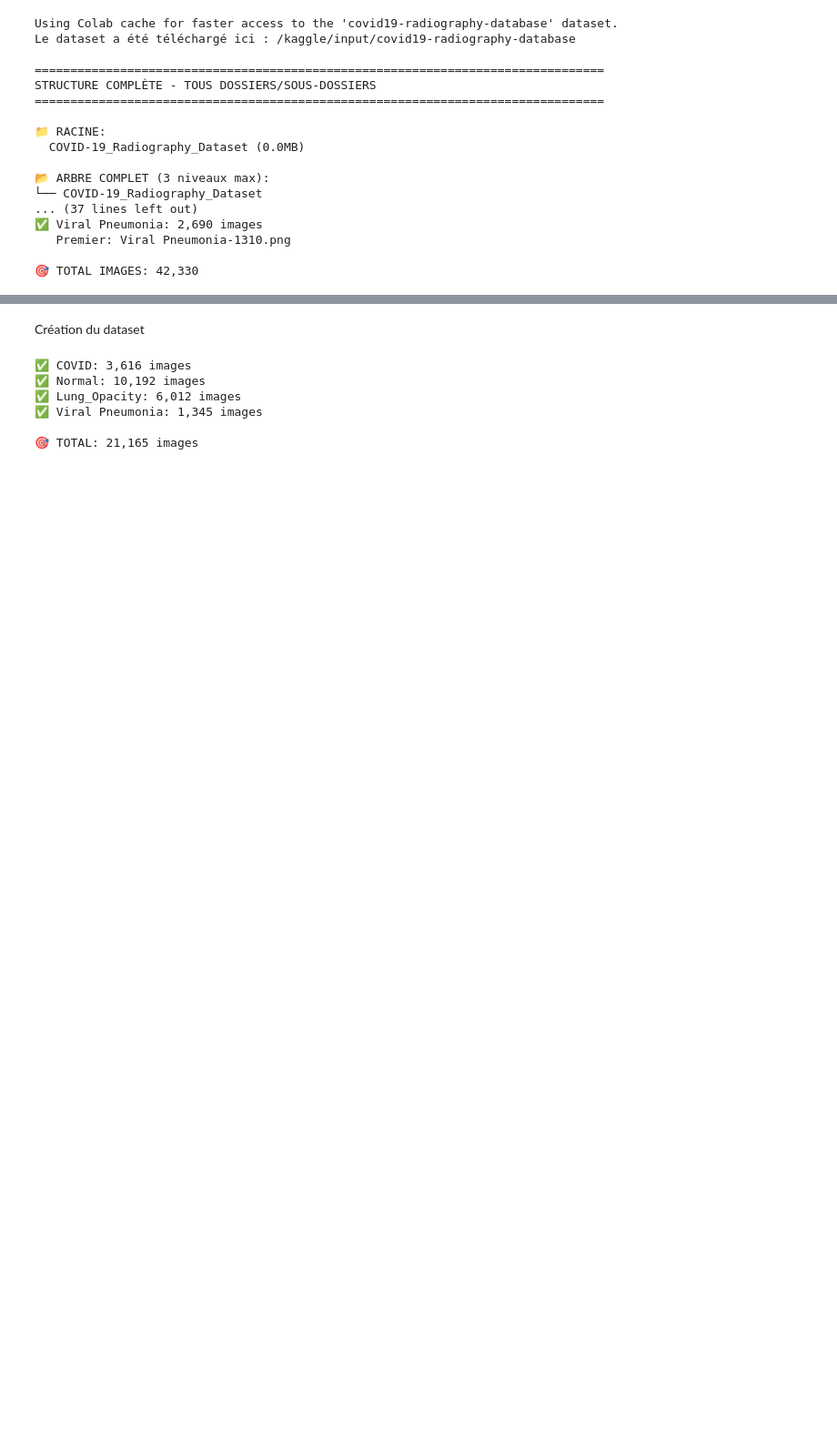
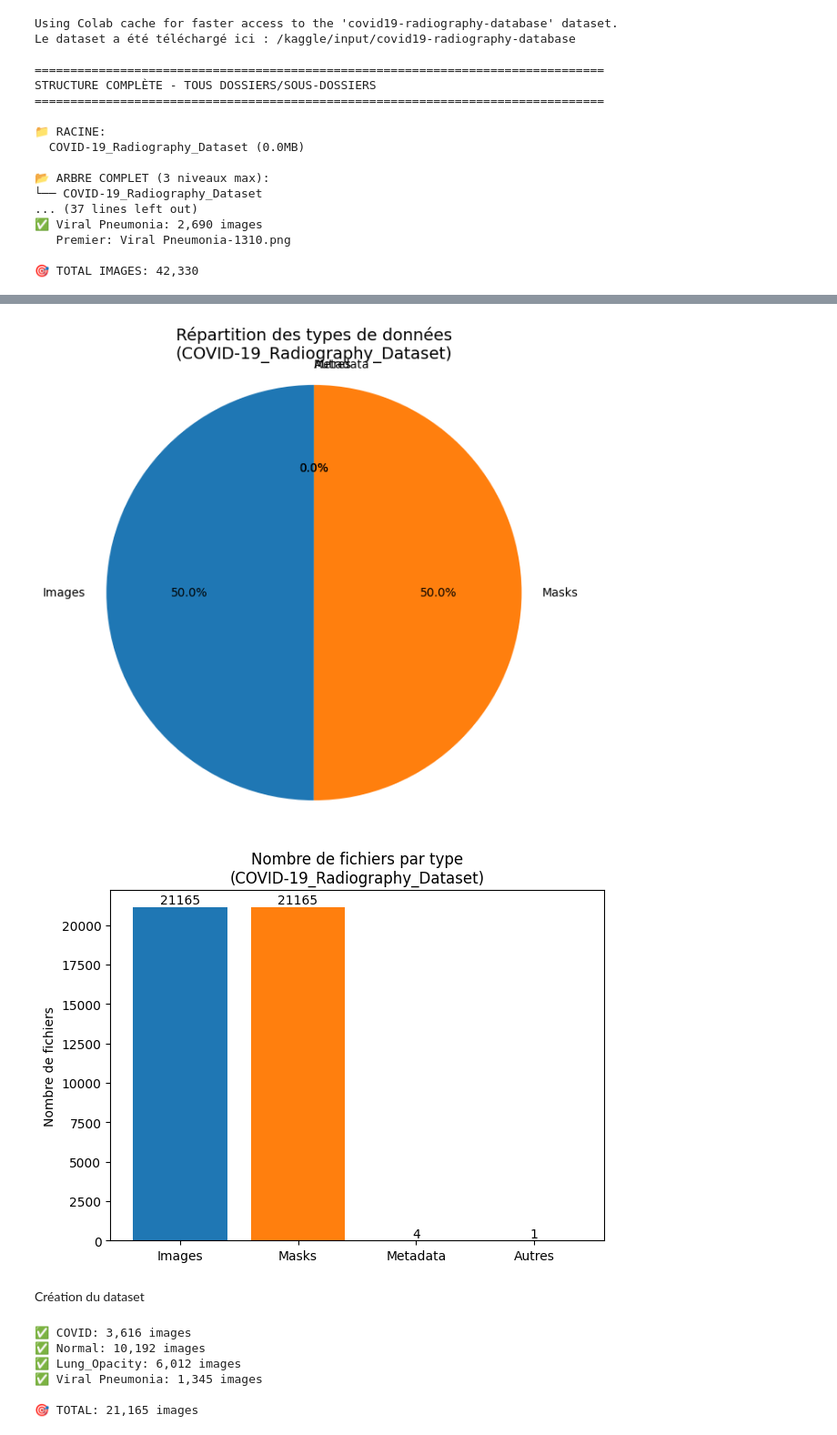
Before and after one commit to mar25-iia2-radiographies/01_data_exploration, a Jupyter notebook: 01_data_exploration_romuald.ipynb, the cells around one changed output, grey strips where cells are left out. Shown: that part at 91% size. Saved outputs shown, nothing was run; the diff lists cells and outputs as text; code cells hidden in the pictures; blank space fills up the shorter version.

```diff
--- a/01_data_exploration_romuald.ipynb
+++ b/01_data_exploration_romuald.ipynb
@@ -94,0 +142,78 @@ STRUCTURE COMPLÈTE - TOUS DOSSIERS/SOUS-DOSSIERS
+# %%
+import matplotlib.pyplot as plt
+
+# Comptage des fichiers par type dans COVID-19_Radiography_Dataset
+types_counts = {
+    'images': 0,
+    'masks': 0,
+    'metadata': 0,
+    'autres': 0
+}
+
+for root_dir, dirs, files in os.walk(data_path):
+    for f in files:
+        f_lower = f.lower()
+        if f_lower.endswith('.png'):
+            if 'images' in root_dir.lower():
+                types_counts['images'] += 1
+            elif 'masks' in root_dir.lower():
+                types_counts['masks'] += 1
+            else:
+                types_counts['autres'] += 1
+        elif f_lower.endswith('.xlsx'):
+            types_counts['metadata'] += 1
+        else:
+            types_counts['autres'] += 1
+
+# Affichage clair des nombres
+total_png = types_counts['images'] + types_counts['masks']
+total_all = sum(types_counts.values())
+
+print("\nRÉPARTITION DES TYPES DE FICHIERS :")
+for k, v in types_counts.items():
+    print(f"  {k:8s}: {v}")
+
+print(f"\nTOTAL PNG (images + masks) : {total_png}")
+print(f"  - images : {types_counts['images']}")
+print(f"  - masks  : {types_counts['masks']}")
+print(f"TOTAL FICHIERS (tous types) : {total_all}")
+
+# Camembert
+labels = ['Images', 'Masks', 'Metadata', 'Autres']
+sizes  = [types_counts['images'],
+          types_counts['masks'],
+          types_counts['metadata'],
+          types_counts['autres']]
+colors = ['#1f77b4', '#ff7f0e', '#2ca02c', '#7f7f7f']
+
+plt.figure(figsize=(7, 7))
+plt.pie(sizes, labels=labels, autopct='%1.1f%%',
+        startangle=90, colors=colors)
+plt.title("Répartition des types de données\n(COVID-19_Radiography_Dataset)", fontsize=14)
+plt.axis('equal')
+plt.show()
+
+# --- 2ᵉ VISU : graph sur les NOMBRES ---
+
+# Données brutes
+labels = ['Images', 'Masks', 'Metadata', 'Autres']
+counts = [types_counts['images'],
+          types_counts['masks'],
+          types_counts['metadata'],
+          types_counts['autres']]
+
+plt.figure(figsize=(7, 5))
+bars = plt.bar(labels, counts, color=['#1f77b4', '#ff7f0e', '#2ca02c', '#7f7f7f'])
+
+# Ajout des valeurs au-dessus des barres
+for bar in bars:
+    height = bar.get_height()
+    plt.text(bar.get_x() + bar.get_width()/2,
+             height,
+             f'{int(height)}',
+             ha='center', va='bottom')
+
+plt.title("Nombre de fichiers par type\n(COVID-19_Radiography_Dataset)")
+plt.ylabel("Nombre de fichiers")
+plt.show()
+# %% [output]
@@ -95,3 +230,5 @@ STRUCTURE COMPLÈTE - TOUS DOSSIERS/SOUS-DOSSIERS
+[figure, added]
+[figure, added]
 # %% [markdown]
 Création du dataset
 # %%
```
Also changed, not shown: parts of 12 cells of this notebook.
